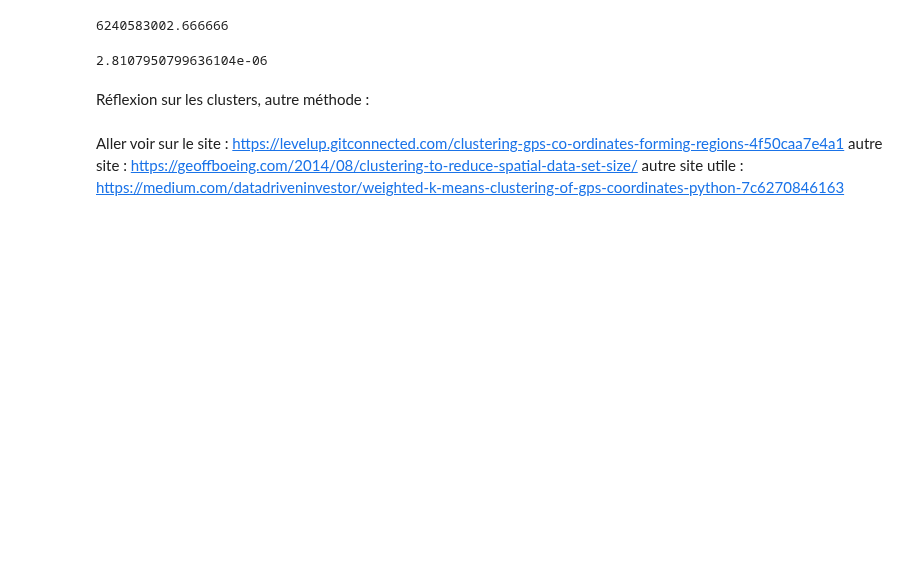
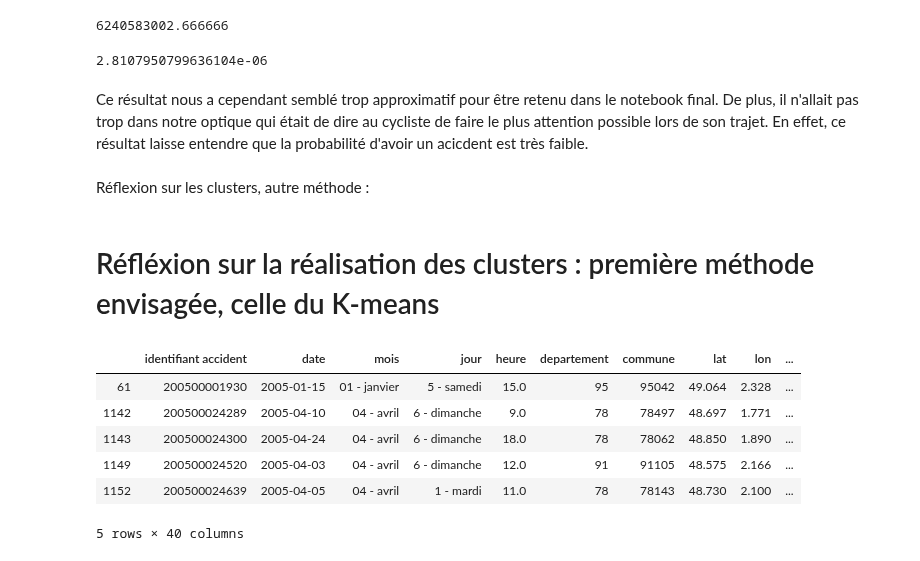
Before and after one commit to ImaneFa/Projet_Python, a Jupyter notebook: prolongement_statistiques_de_meteo.ipynb, the cells around one changed output. Cells and saved outputs as stored; diff of their text form; code cells hidden in the pictures; blank space fills up the shorter version.

Commit message:
annotations finales

```diff
--- a/prolongement_statistiques_de_meteo.ipynb
+++ b/prolongement_statistiques_de_meteo.ipynb
@@ -52,9 +60,7 @@ nb_deplacement_total
 len(accident_velo_idf)/nb_deplacement_total
 # %% [output]
 2.8107950799636104e-06
+# %% [markdown]
+Ce résultat nous a cependant semblé trop approximatif pour être retenu dans le notebook final. De plus, il n'allait pas trop dans notre optique qui était de dire au cycliste de faire le plus attention possible lors de son trajet. En effet, ce résultat laisse entendre que la probabilité d'avoir un acicdent est très faible.
 # %% [markdown]
 Réflexion sur les clusters, autre méthode :
-# %% [markdown]
-Aller voir sur le site : https://levelup.gitconnected.com/clustering-gps-co-ordinates-forming-regions-4f50caa7e4a1
-autre site : https://geoffboeing.com/2014/08/clustering-to-reduce-spatial-data-set-size/
-autre site utile : https://medium.com/datadriveninvestor/weighted-k-means-clustering-of-gps-coordinates-python-7c6270846163
@@ -64,3 +67,19 @@ import seaborn as sns; sns.set()
+# %% [markdown]
+# Réfléxion sur la réalisation des clusters : première méthode envisagée, celle du K-means
+# %%
+#On transforme les coordonnées latitudes/longitudes en coordonnées lisibles par géopandas
+gdf = gpd.GeoDataFrame(accident_velo_idf, geometry=gpd.points_from_xy(accident_velo_idf.lon, accident_velo_idf.lat))
+#Elimination des valeurs manquantes et aberrantes (situées hors Ile-de-France)
+gdf = gdf.cx[1.44:3.57,48.12:49.2]
+gdf.head(5)  #On remarque qu'il nous reste 3462 accidents sur les 17541
+# %% [output]
+|  | identifiant accident | date | mois | jour | heure | departement | commune | lat | lon | ... |
+| 61 | 200500001930 | 2005-01-15 | 01 - janvier | 5 - samedi | 15.0 | 95 | 95042 | 49.064 | 2.328 | ... |
+| 1142 | 200500024289 | 2005-04-10 | 04 - avril | 6 - dimanche | 9.0 | 78 | 78497 | 48.697 | 1.771 | ... |
+| 1143 | 200500024300 | 2005-04-24 | 04 - avril | 6 - dimanche | 18.0 | 78 | 78062 | 48.850 | 1.890 | ... |
+| 1149 | 200500024520 | 2005-04-03 | 04 - avril | 6 - dimanche | 12.0 | 91 | 91105 | 48.575 | 2.166 | ... |
+| 1152 | 200500024639 | 2005-04-05 | 04 - avril | 1 - mardi | 11.0 | 78 | 78143 | 48.730 | 2.100 | ... |
+5 rows × 40 columns
 # %%
 K_clusters = range(10,100)
 kmeans = [KMeans(n_clusters=i) for i in K_clusters]
```
Also changed, not shown: parts of 19 cells of this notebook.
